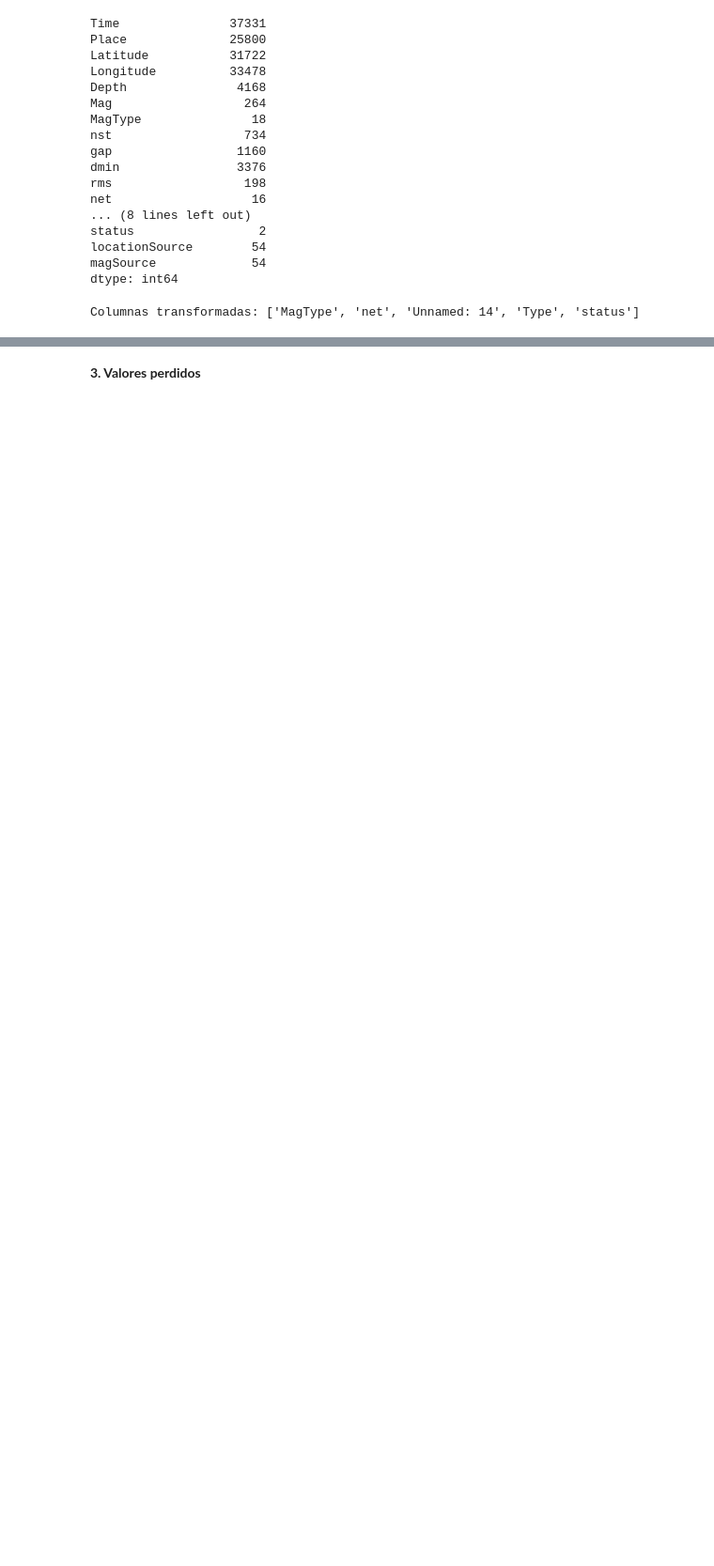
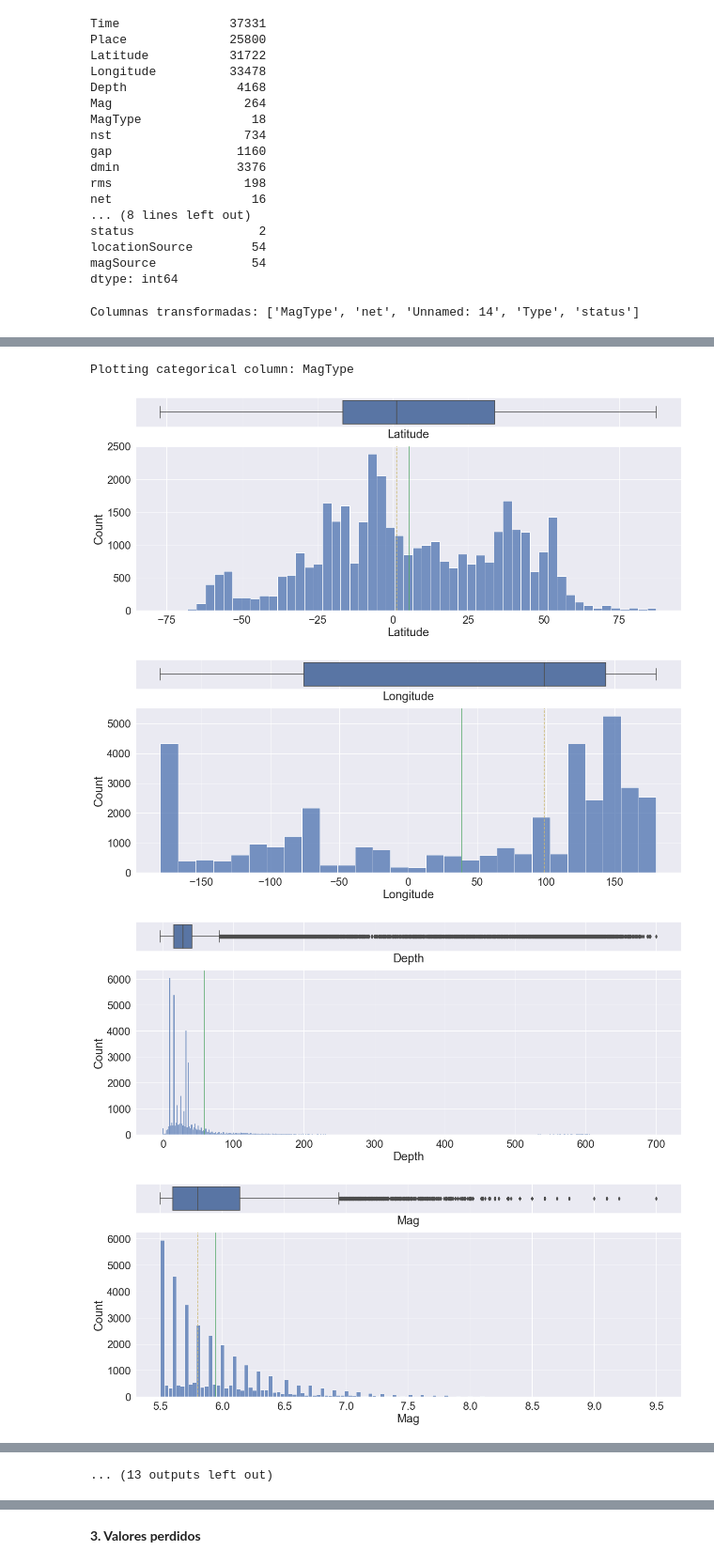
Before and after one commit to imurcortes/Eathquake, a Jupyter notebook: code.ipynb, the cells around one changed output, grey strips where cells are left out. Shown at 94% size. Drawn from its saved outputs; the diff is of its cells as text; code cells hidden in the pictures; blank space fills up the shorter version.

```diff
--- a/code.ipynb
+++ b/code.ipynb
@@ -66,0 +142,10 @@ Columnas transformadas: ['MagType', 'net', 'Unnamed: 14', 'Type', 'status']
+# %%
+# Hacemos el mismo proceso ahora para la columna 'Updated'
+df['year'] = df['Updated'].str.extract(regex_year)
+df['month']= df['Updated'].str.extract(regex_month)
+df['day']= df['Updated'].str.extract(regex_day)
+df['hour']= df['Updated'].str.extract(regex_hour)
+# %%
+# Juntamos la información en una única columna
+df['date_updated'] = pd.to_datetime(df['year'].astype(str) + '-' + df['month'].astype(str) + '-' + df['day'].astype(str) + ' ' + df['hour'].astype(str))
+df.drop(columns= ['year', 'month', 'day', 'hour'], inplace=True)
@@ -66,0 +195,58 @@ Columnas transformadas: ['MagType', 'net', 'Unnamed: 14', 'Type', 'status']
+# %%
+# Inspección gráfica de las variables
+
+import seaborn as sns
+import matplotlib.pyplot as plt
+
+def histogram_boxplot(data, xlabel = None, title = None, font_scale=2, figsize=(20,10), bins = None):
+    """ Boxplot and histogram combined
+    data: 1-d data array
+    xlabel: xlabel
+    title: title
+    font_scale: the scale of the font (default 2)
+    figsize: size of fig (default (9,8))
+    bins: number of bins (default None / auto)
+
+    example use: histogram_boxplot(np.random.rand(100), bins = 20, title="Fancy plot")
+    """
+    figsize = 20,8
+    # Definir tamaño letra
+    sns.set(font_scale=font_scale)
+    # Crear ventana para los subgráficos
+    f2, (ax_box2, ax_hist2) = plt.subplots(2, sharex=True, gridspec_kw={"height_ratios": (.15, .85)}, figsize=figsize)
+    # Crear boxplot
+    sns.boxplot(x=data, ax=ax_box2)
+    # Crear histograma
+    sns.histplot(x=data, ax=ax_hist2, bins=bins) if bins else sns.histplot(x=data, ax=ax_hist2)
+    # Pintar una línea con la media
+    ax_hist2.axvline(np.mean(data),color='g',linestyle='-')
+    # Pintar una línea con la mediana
+    ax_hist2.axvline(np.median(data),color='y',linestyle='--')
+    # Asignar título y nombre de eje si tal
+    if xlabel: ax_hist2.set(xlabel=xlabel)
+    if title: ax_box2.set(title=title, xlabel="")
+
+def plot_categorical(col, figsize=(10,8)):
+    print(f'Plotting categorical column: {col.name}')
+    sns.countplot(x=col, data=df)
+    plt.xlabel(col.name)
+    plt.title(f'Count of {col.name}')
+    plt.xticks(rotation=45)
+    plt.show()
+
+continuous_cols = df.select_dtypes(include=['int', 'float']).columns
+categorical_cols = df.select_dtypes(include=['category', 'object']).columns
+
+# Plot continuous variables
+for col in continuous_cols:
+    histogram_boxplot(df[col])
+
+# Plot categorical variables
+for col in categorical_cols:
+    plot_categorical(df[col])
+# %% [output]
+Plotting categorical column: MagType
+[figure, added]
+[figure, added]
+[figure, added]
+[figure, added]
@@ -66,0 +260 @@ Columnas transformadas: ['MagType', 'net', 'Unnamed: 14', 'Type', 'status']
+... (13 outputs left out)
```
Also changed, not shown: parts of 39 cells of this notebook, 2 other files.
